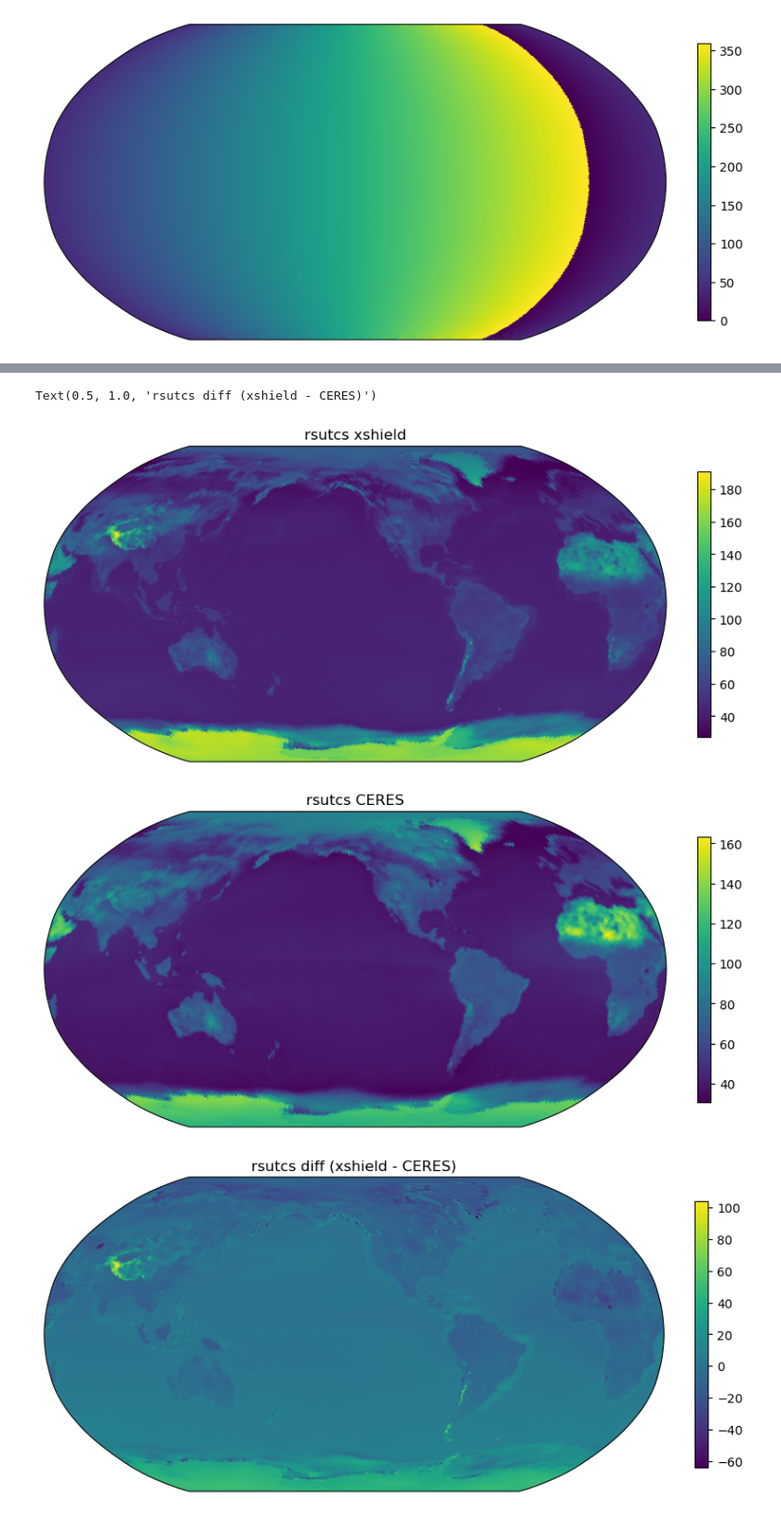
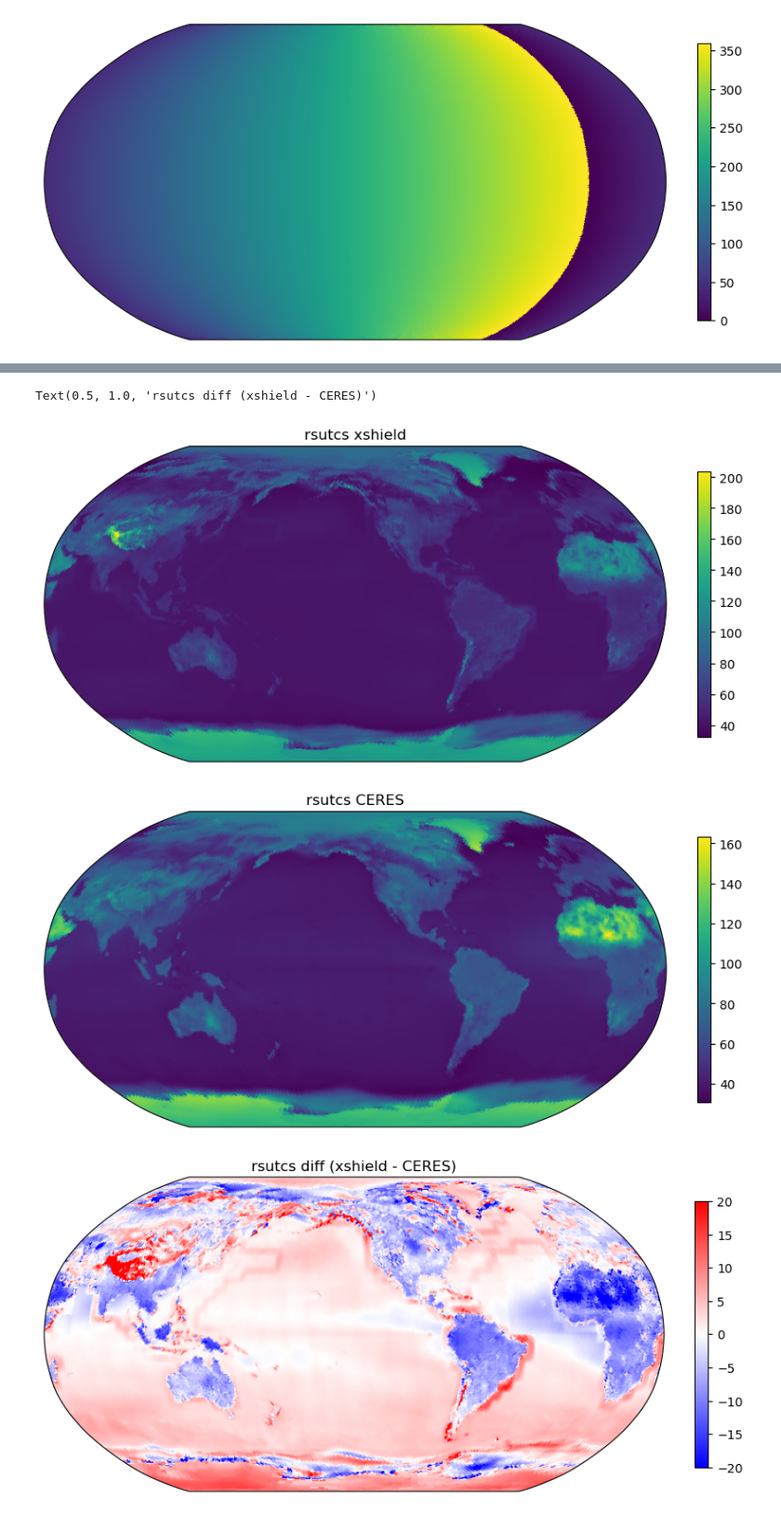
Before and after one commit to claresinger/hk25-teams, a Jupyter notebook: hk25-AlbedoSym/compare_xshield_ceres.ipynb, the cells around one changed output, grey strips where cells are left out. Shown at 93% size. Saved outputs shown, nothing was run; the diff lists cells and outputs as text; code cells hidden in the pictures.

```diff
--- a/hk25-AlbedoSym/compare_xshield_ceres.ipynb
+++ b/hk25-AlbedoSym/compare_xshield_ceres.ipynb
@@ -117,3 +117,11 @@ worldmap(ceres.lon)
 # %% [output]
 [figure]
 [figure]
+# %%
+# compute climatologies
+dsfull = ds
+ceresfull = ceres
+ds = dsfull.groupby("time.month").mean("time")
+ceres = ceresfull.groupby("time.month").mean("time")
+
+ds
@@ -154,11 +180,11 @@ Text(0.5, 1.0, 'net toa diff (xshield - CERES)')
 # %%
 %%time
-worldmap(ds.rsutcs.mean(dim='time'))
+worldmap(ds.rsutcs.mean(dim='month'))
 plt.title("rsutcs xshield")
 
-worldmap(ceres.toa_sw_clr_c_mon.mean(dim='time'))
+worldmap(ceres.toa_sw_clr_c_mon.mean(dim='month'))
 plt.title("rsutcs CERES")
 
-worldmap(ds.rsutcs.mean(dim='time') - ceres.toa_sw_clr_c_mon.mean(dim='time'))
+worldmap(ds.rsutcs.mean(dim='month') - ceres.toa_sw_clr_c_mon.mean(dim='month'), cmap="bwr", vmin=-20, vmax=20)
 plt.title("rsutcs diff (xshield - CERES)")
 # %% [output]
@@ -167,7 +193,7 @@ Wall time: 890 ms
 Text(0.5, 1.0, 'rsutcs diff (xshield - CERES)')
-[figure, old version]
+[figure, new version]
 [figure]
-[figure, old version]
+[figure, new version]
 # %%
 nh = ds.where(ds.lat > 0)
 sh = ds.where(ds.lat < 0)
```
Also changed, not shown: parts of 7 cells of this notebook.
